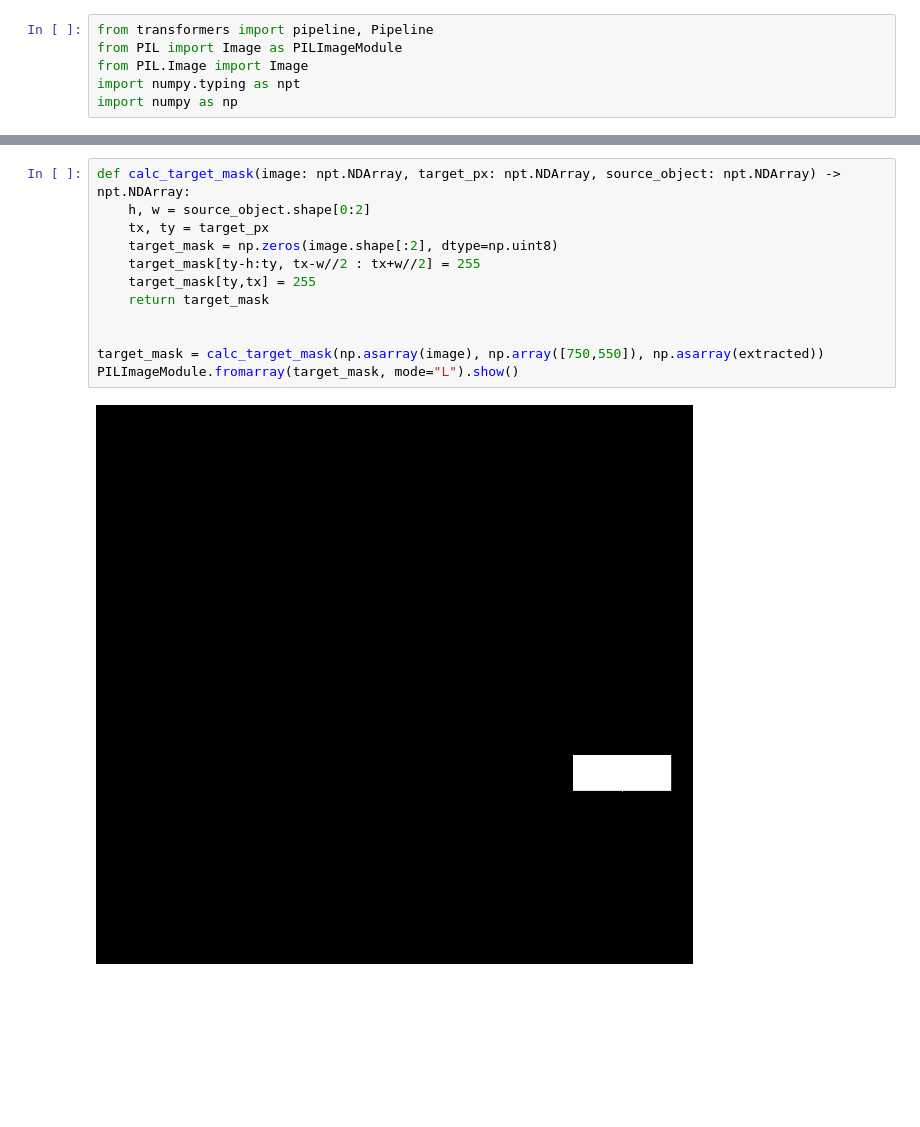
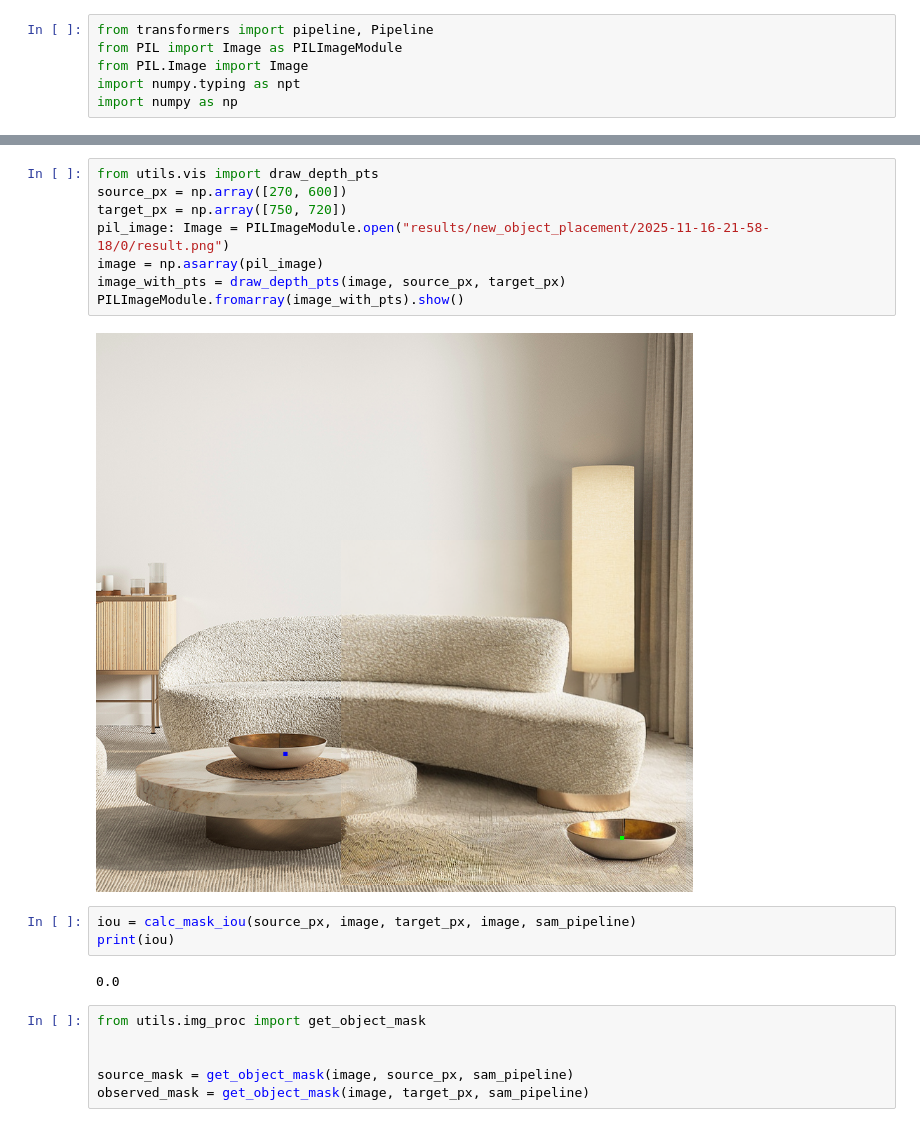
Before and after one commit to jadynwall/dar, a Jupyter notebook: depth_test.ipynb, the cells around one changed output, grey strips where cells are left out. Drawn from its saved outputs; the diff is of its cells as text; blank space fills up the shorter version.

Commit message:
Calculate Mask IOU metric

```diff
--- a/depth_test.ipynb
+++ b/depth_test.ipynb
@@ -45,14 +10,21 @@ extracted.show()
-# %%
-def calc_target_mask(image: npt.NDArray, target_px: npt.NDArray, source_object: npt.NDArray) -> npt.NDArray:
-    h, w = source_object.shape[0:2]
-    tx, ty = target_px
-    target_mask = np.zeros(image.shape[:2], dtype=np.uint8)
-    target_mask[ty-h:ty, tx-w//2 : tx+w//2] = 255
-    target_mask[ty,tx] = 255
-    return target_mask
-
-
-target_mask = calc_target_mask(np.asarray(image), np.array([750,550]), np.asarray(extracted))
-PILImageModule.fromarray(target_mask, mode="L").show()
-# %% [output]
-[figure, removed]
+# %%
+from utils.vis import draw_depth_pts
+source_px = np.array([270, 600])
+target_px = np.array([750, 720])
+pil_image: Image = PILImageModule.open("results/new_object_placement/2025-11-16-21-58-18/0/result.png")
+image = np.asarray(pil_image)
+image_with_pts = draw_depth_pts(image, source_px, target_px)
+PILImageModule.fromarray(image_with_pts).show()
+# %% [output]
+[figure, added]
+# %%
+iou = calc_mask_iou(source_px, image, target_px, image, sam_pipeline)
+print(iou)
+# %% [output]
+0.0
+# %%
+from utils.img_proc import get_object_mask
+
+
+source_mask = get_object_mask(image, source_px, sam_pipeline)
+observed_mask = get_object_mask(image, target_px, sam_pipeline)
```
Also changed, not shown: parts of 7 cells of this notebook, 4 other files.
